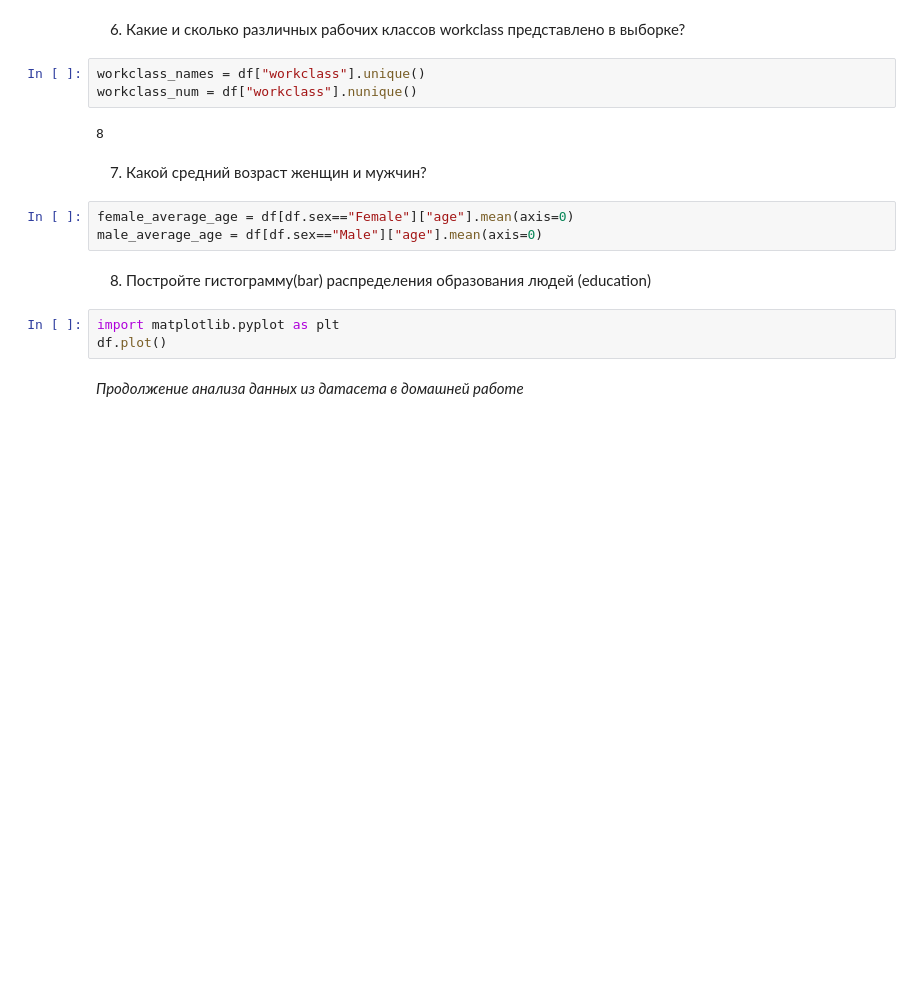
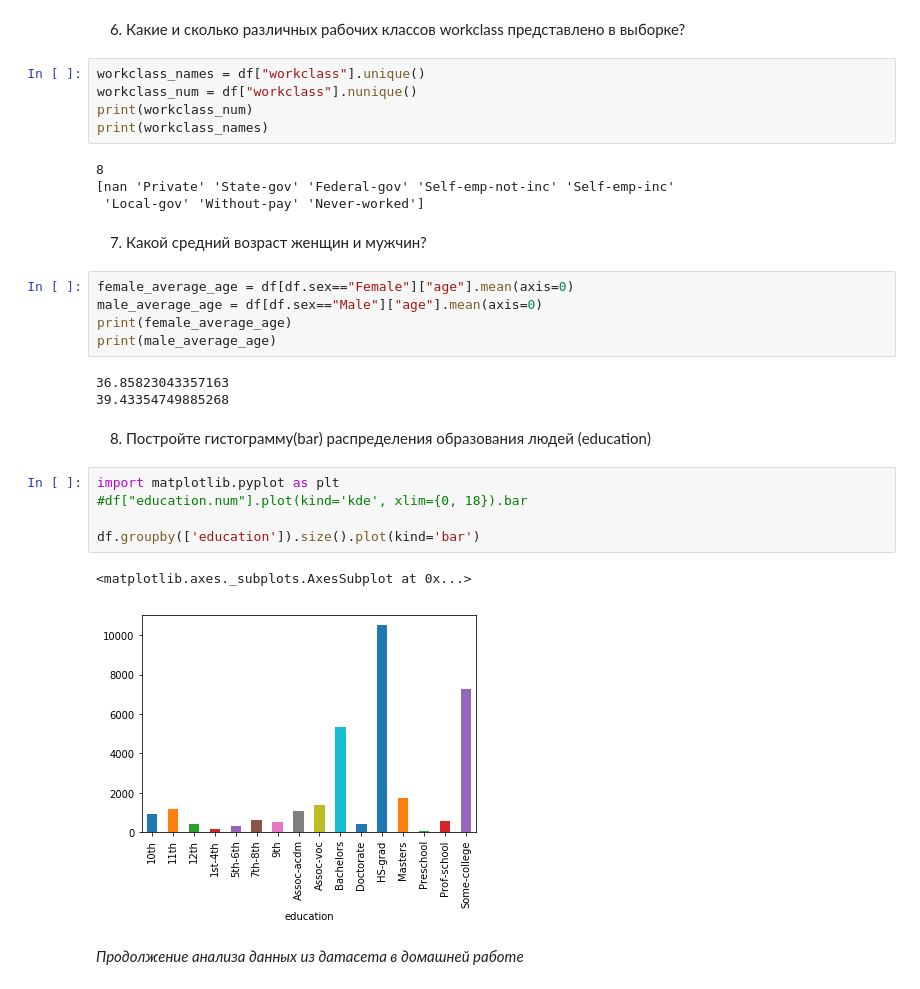
Before and after one commit to evggenshch/7bits_ML_1819, a Jupyter notebook: week2_workshop_02-02-workshop-pandas.ipynb, the cells around one changed output. Drawn from its saved outputs; the diff is of its cells as text; blank space fills up the shorter version.

```diff
--- a/week2_workshop_02-02-workshop-pandas.ipynb
+++ b/week2_workshop_02-02-workshop-pandas.ipynb
@@ -114,17 +119,31 @@ df.columns[df.isnull().any()].tolist()
 # %%
 workclass_names = df["workclass"].unique()
 workclass_num = df["workclass"].nunique()
+print(workclass_num)
+print(workclass_names)
 # %% [output]
 8
+[nan 'Private' 'State-gov' 'Federal-gov' 'Self-emp-not-inc' 'Self-emp-inc'
+ 'Local-gov' 'Without-pay' 'Never-worked']
 # %% [markdown]
 7) Какой средний возраст женщин и мужчин?
 # %%
 female_average_age = df[df.sex=="Female"]["age"].mean(axis=0)
 male_average_age = df[df.sex=="Male"]["age"].mean(axis=0)
+print(female_average_age)
+print(male_average_age)
+# %% [output]
+36.85823043357163
+39.43354749885268
 # %% [markdown]
 8) Постройте гистограмму(bar) распределения образования людей (education)
 # %%
 import matplotlib.pyplot as plt
-df.plot()
+#df["education.num"].plot(kind='kde', xlim={0, 18}).bar
+
+df.groupby(['education']).size().plot(kind='bar')
+# %% [output]
+<matplotlib.axes._subplots.AxesSubplot at 0x...>
+[figure, added]
 # %% [markdown]
 _Продолжение анализа данных из датасета в домашней работе_
```
Also changed, not shown: parts of 1 cell of this notebook.
